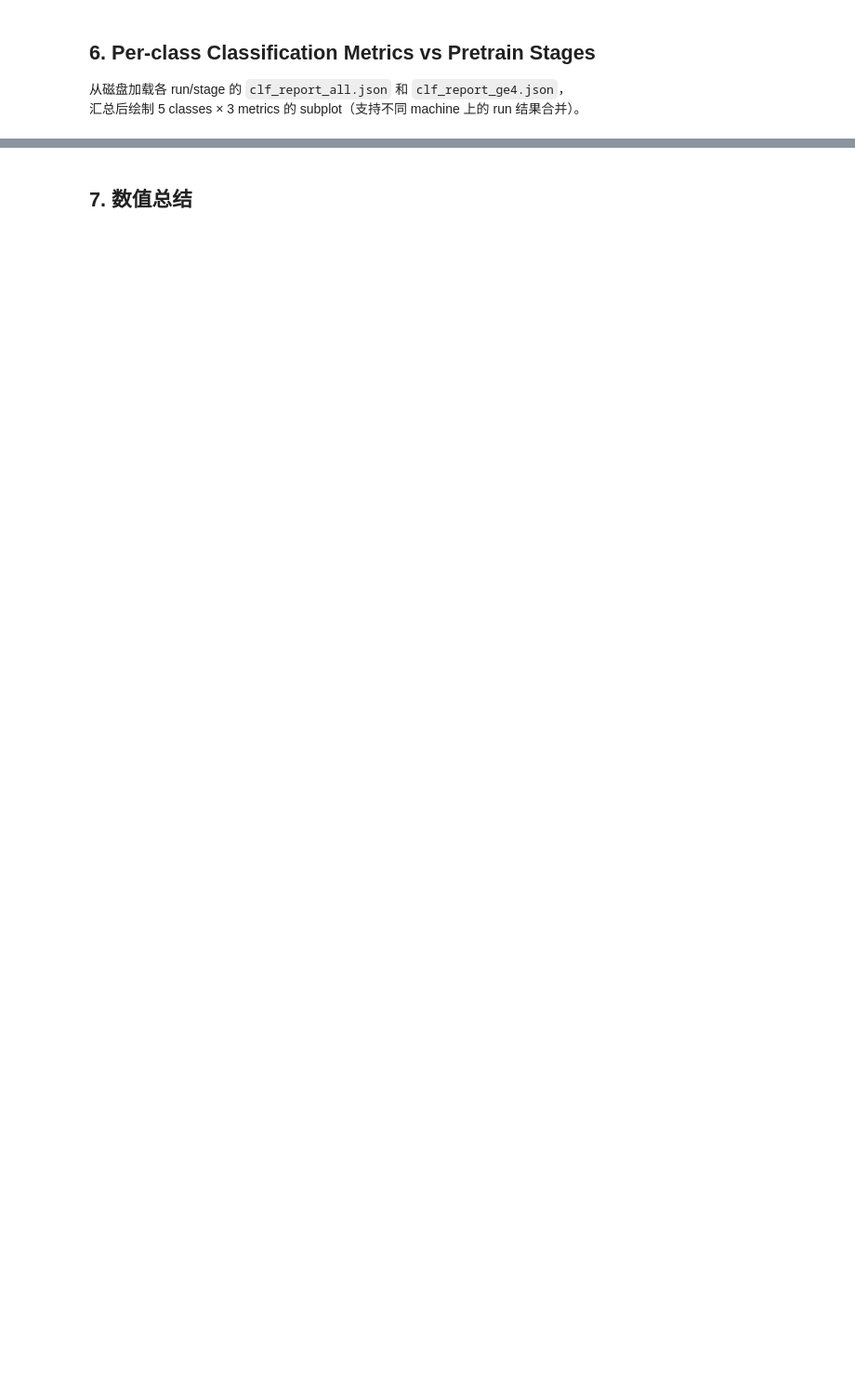
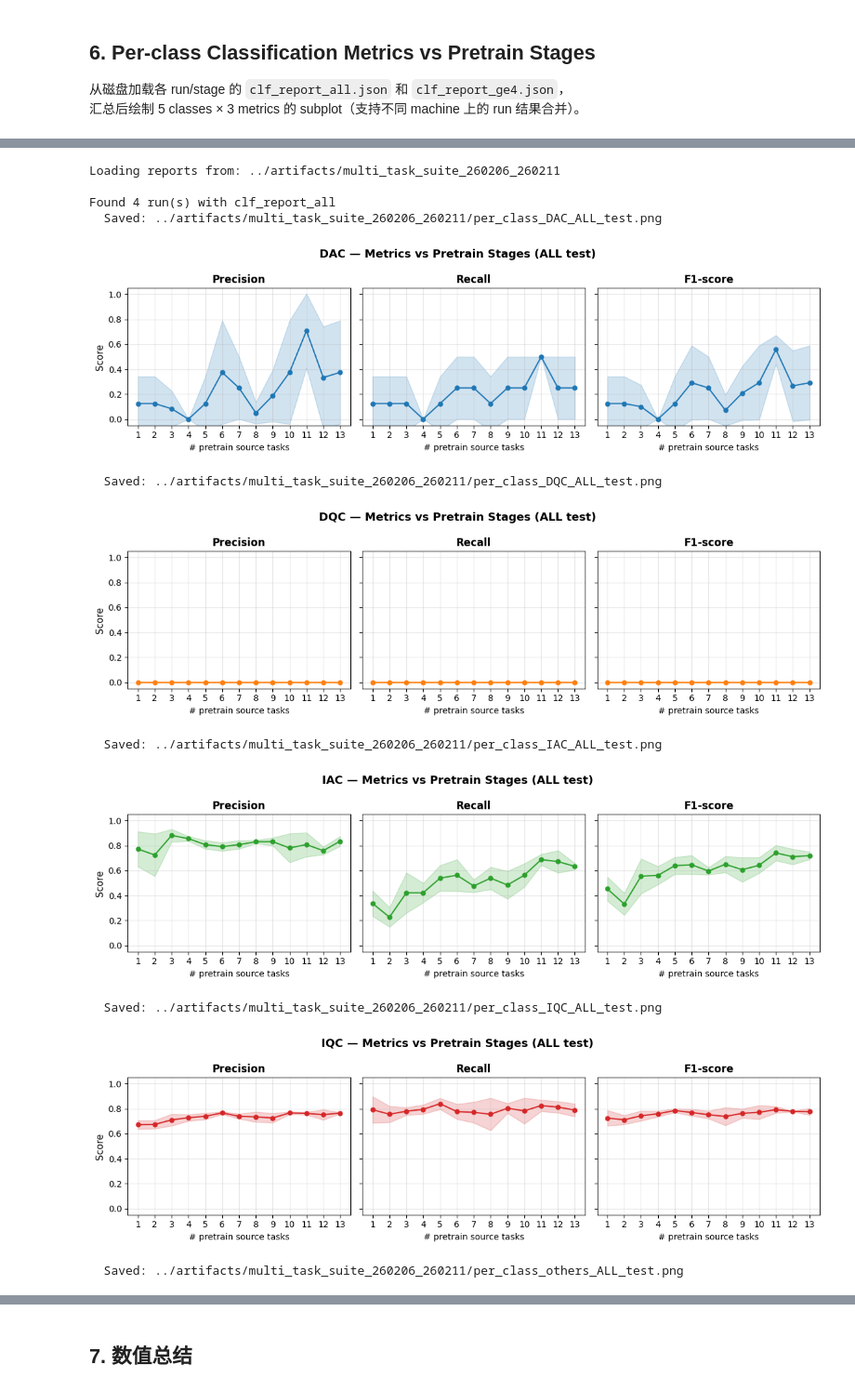
Before and after one commit to TsumiNa/foundation_model, a Jupyter notebook: notebooks/progressive_clf_analysis.ipynb, the cells around one changed output, grey strips where cells are left out. Shown at 93% size. Cells and saved outputs as stored; diff of their text form; code cells hidden in the pictures; blank space fills up the shorter version.

```diff
--- a/notebooks/progressive_clf_analysis.ipynb
+++ b/notebooks/progressive_clf_analysis.ipynb
@@ -253,11 +287,24 @@ print("plot_per_class_metrics() defined.")
 # %%
 print(f"Loading reports from: {OUTPUT_DIR}\n")
 
 # 1) ALL test
 reports_all = load_clf_reports_from_disk(OUTPUT_DIR, "clf_report_all.json")
 print(f"Found {len(reports_all)} run(s) with clf_report_all")
 arr_all = plot_per_class_metrics(
     reports_all, CLASS_NAMES, n_stages,
     title_suffix=" (ALL test)",
-    save_path=OUTPUT_DIR / "per_class_metrics_all_test.png",
+    save_dir=OUTPUT_DIR,
 )
+# %% [output]
+Loading reports from: ../artifacts/multi_task_suite_260206_260211
+
+Found 4 run(s) with clf_report_all
+  Saved: ../artifacts/multi_task_suite_260206_260211/per_class_DAC_ALL_test.png
+[figure, added]
+  Saved: ../artifacts/multi_task_suite_260206_260211/per_class_DQC_ALL_test.png
+[figure, added]
+  Saved: ../artifacts/multi_task_suite_260206_260211/per_class_IAC_ALL_test.png
+[figure, added]
+  Saved: ../artifacts/multi_task_suite_260206_260211/per_class_IQC_ALL_test.png
+[figure, added]
+  Saved: ../artifacts/multi_task_suite_260206_260211/per_class_others_ALL_test.png
```
Also changed, not shown: parts of 18 cells of this notebook, 2 other files.
